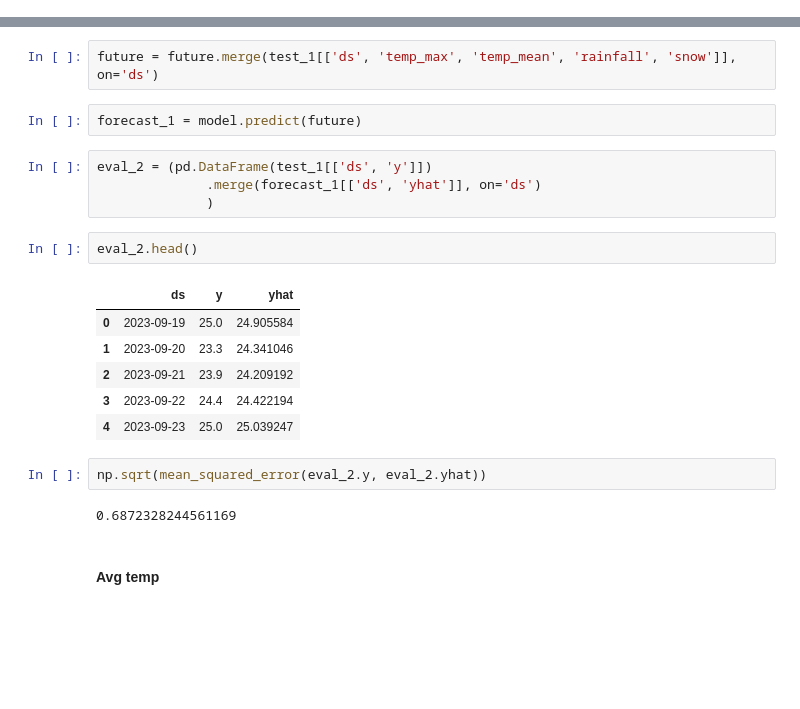
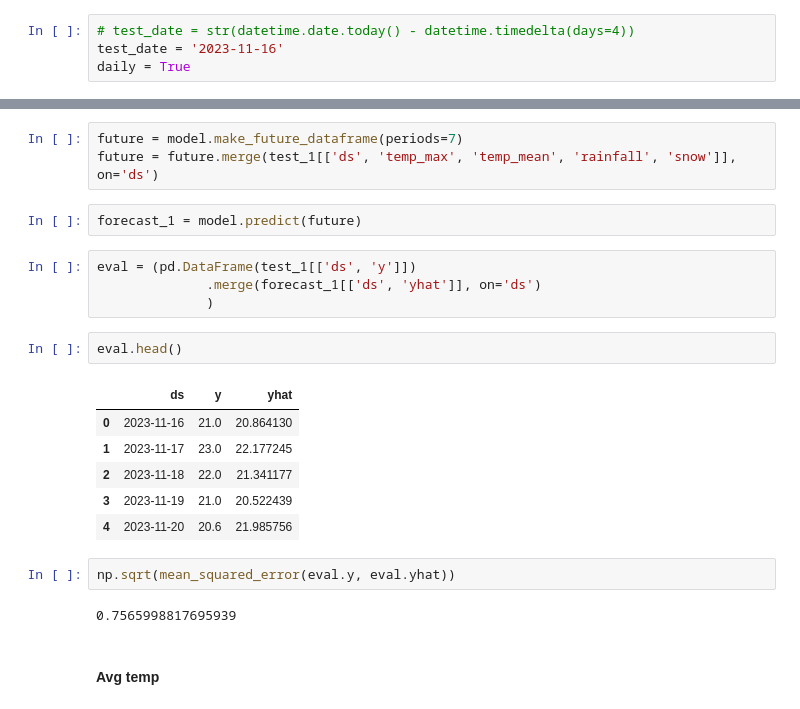
Before and after one commit to mb208/604Final, a Jupyter notebook: notebooks/xgb_prophet_playground.ipynb, the cells around one changed output, grey strips where cells are left out. Cells and saved outputs as stored; diff of their text form; blank space fills up the shorter version.

```diff
--- a/notebooks/xgb_prophet_playground.ipynb
+++ b/notebooks/xgb_prophet_playground.ipynb
@@ -33,3 +33,7 @@ daily = True
+# %%
+# test_date = str(datetime.date.today() - datetime.timedelta(days=4))
+test_date = '2023-11-16'
+daily = True
 # %%
 daily_df["date"] = pd.to_datetime(daily_df["date"])
 # %%
@@ -138,25 +96,26 @@ model.fit(train_1[['ds', 'y', 'temp_max', 'temp_mean', 'rainfall', 'snow']])
 <prophet.forecaster.Prophet at 0x...>
 # %%
+future = model.make_future_dataframe(periods=7)
 future = future.merge(test_1[['ds', 'temp_max', 'temp_mean', 'rainfall', 'snow']], on='ds')
 # %%
 forecast_1 = model.predict(future)
 # %%
-eval_2 = (pd.DataFrame(test_1[['ds', 'y']])
+eval = (pd.DataFrame(test_1[['ds', 'y']])
               .merge(forecast_1[['ds', 'yhat']], on='ds')
               )
 # %%
-eval_2.head()
+eval.head()
 # %% [output]
 |  | ds | y | yhat |
-| 0 | 2023-09-19 | 25.0 | 24.905584 |
-| 1 | 2023-09-20 | 23.3 | 24.341046 |
-| 2 | 2023-09-21 | 23.9 | 24.209192 |
-| 3 | 2023-09-22 | 24.4 | 24.422194 |
-| 4 | 2023-09-23 | 25.0 | 25.039247 |
+| 0 | 2023-11-16 | 21.0 | 20.864130 |
+| 1 | 2023-11-17 | 23.0 | 22.177245 |
+| 2 | 2023-11-18 | 22.0 | 21.341177 |
+| 3 | 2023-11-19 | 21.0 | 20.522439 |
+| 4 | 2023-11-20 | 20.6 | 21.985756 |
 # %%
-np.sqrt(mean_squared_error(eval_2.y, eval_2.yhat))
+np.sqrt(mean_squared_error(eval.y, eval.yhat))
 # %% [output]
-0.6872328244561169
+0.7565998817695939
 # %% [markdown]
 #### Avg temp
 # %%
```
Also changed, not shown: parts of 54 cells of this notebook.
